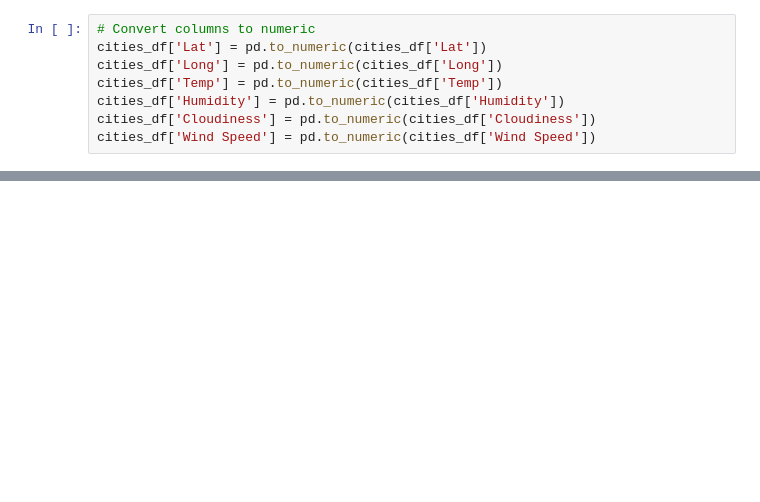
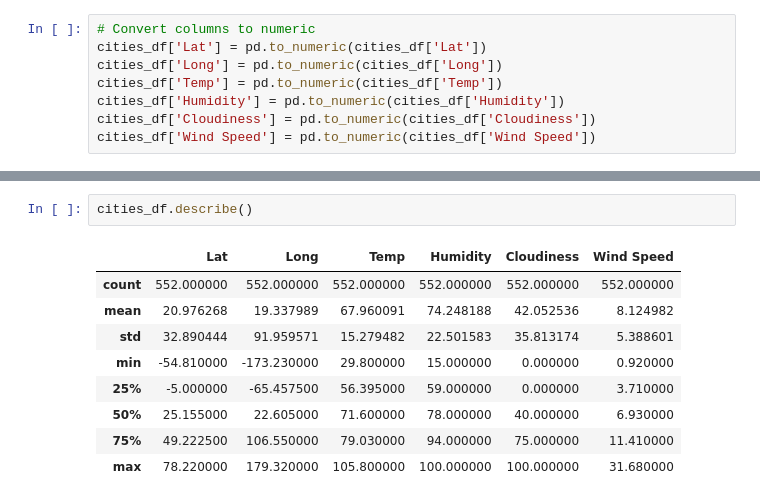
Before and after one commit to FractalMind81/DataAnalytics, a Jupyter notebook: Python/API/WeatherPy.ipynb, the cells around one changed output, grey strips where cells are left out. Saved outputs shown, nothing was run; the diff lists cells and outputs as text; blank space fills up the shorter version.

```diff
--- a/Python/API/WeatherPy.ipynb
+++ b/Python/API/WeatherPy.ipynb
@@ -184,0 +193,12 @@ plt.show()
+# %%
+cities_df.describe()
+# %% [output]
+|  | Lat | Long | Temp | Humidity | Cloudiness | Wind Speed |
+| count | 552.000000 | 552.000000 | 552.000000 | 552.000000 | 552.000000 | 552.000000 |
+| mean | 20.976268 | 19.337989 | 67.960091 | 74.248188 | 42.052536 | 8.124982 |
+| std | 32.890444 | 91.959571 | 15.279482 | 22.501583 | 35.813174 | 5.388601 |
+| min | -54.810000 | -173.230000 | 29.800000 | 15.000000 | 0.000000 | 0.920000 |
+| 25% | -5.000000 | -65.457500 | 56.395000 | 59.000000 | 0.000000 | 3.710000 |
+| 50% | 25.155000 | 22.605000 | 71.600000 | 78.000000 | 40.000000 | 6.930000 |
+| 75% | 49.222500 | 106.550000 | 79.030000 | 94.000000 | 75.000000 | 11.410000 |
+| max | 78.220000 | 179.320000 | 105.800000 | 100.000000 | 100.000000 | 31.680000 |
```
Also changed, not shown: parts of 8 cells of this notebook, 4 other files.
